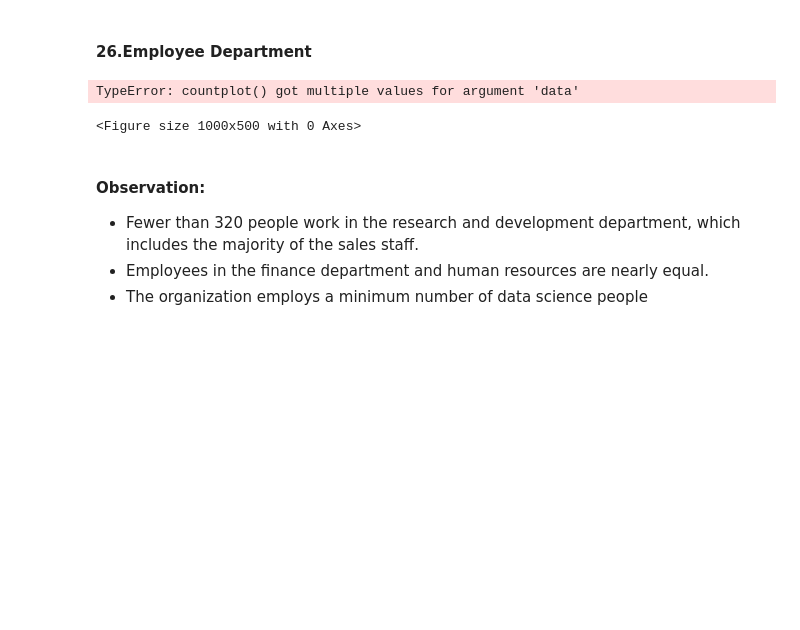
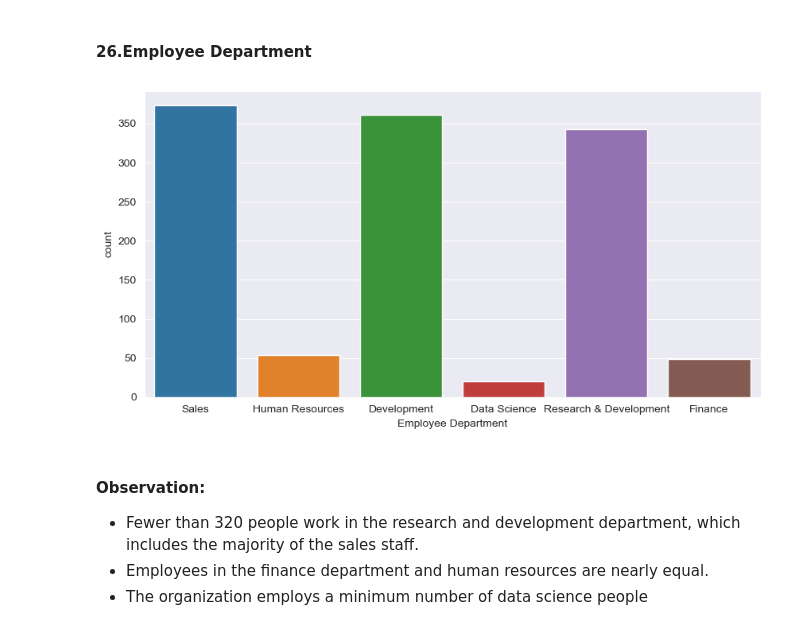
Before and after one commit to Sumukh-Bharadvaja/Employee-Performance-Analysis, a Jupyter notebook: SRC/Visualization/visualization.ipynb, the cells around one changed output. Drawn from its saved outputs; the diff is of its cells as text; code cells hidden in the pictures; blank space fills up the shorter version.

Commit message:
Visualisation summaries

```diff
--- a/SRC/Visualization/visualization.ipynb
+++ b/SRC/Visualization/visualization.ipynb
@@ -324,12 +323,11 @@ plt.show() # used to hide the storage loction
 #### 26.Employee Department
 # %%
 plt.figure(figsize=(10,5))
-sns.countplot('EmpDepartment',data=data)
+sns.countplot(x='EmpDepartment',data=data)
 plt.xlabel('Employee Department',fontsize=10)
 plt.show()
 # %% [output]
-TypeError: countplot() got multiple values for argument 'data'
-<Figure size 1000x500 with 0 Axes>
+[figure, added]
 # %% [markdown]
 #### Observation:
 
```
Also changed, not shown: parts of 31 cells of this notebook.
